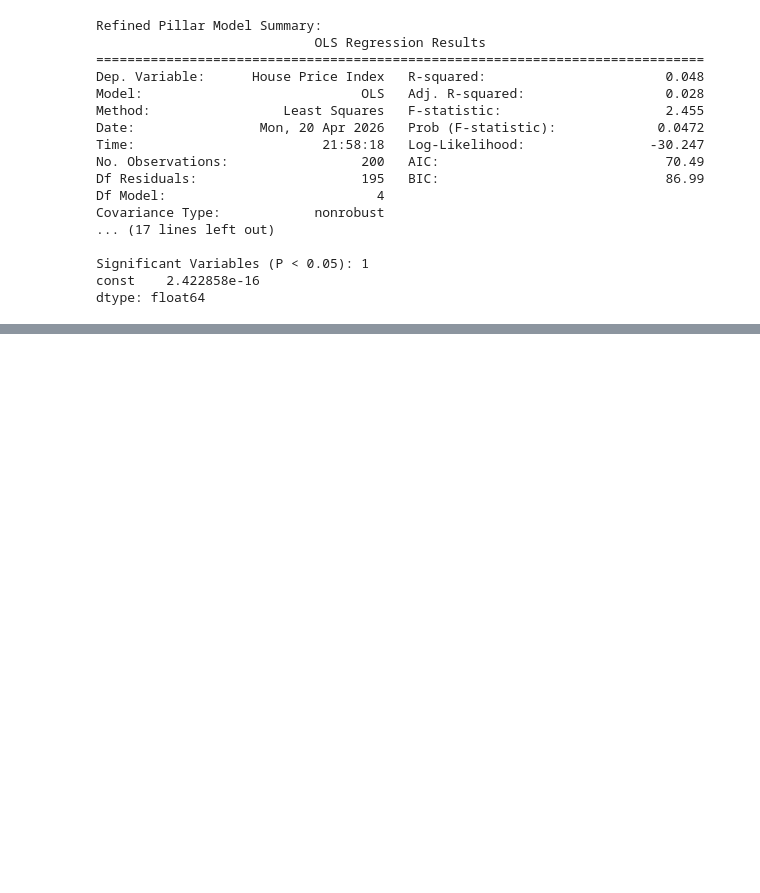
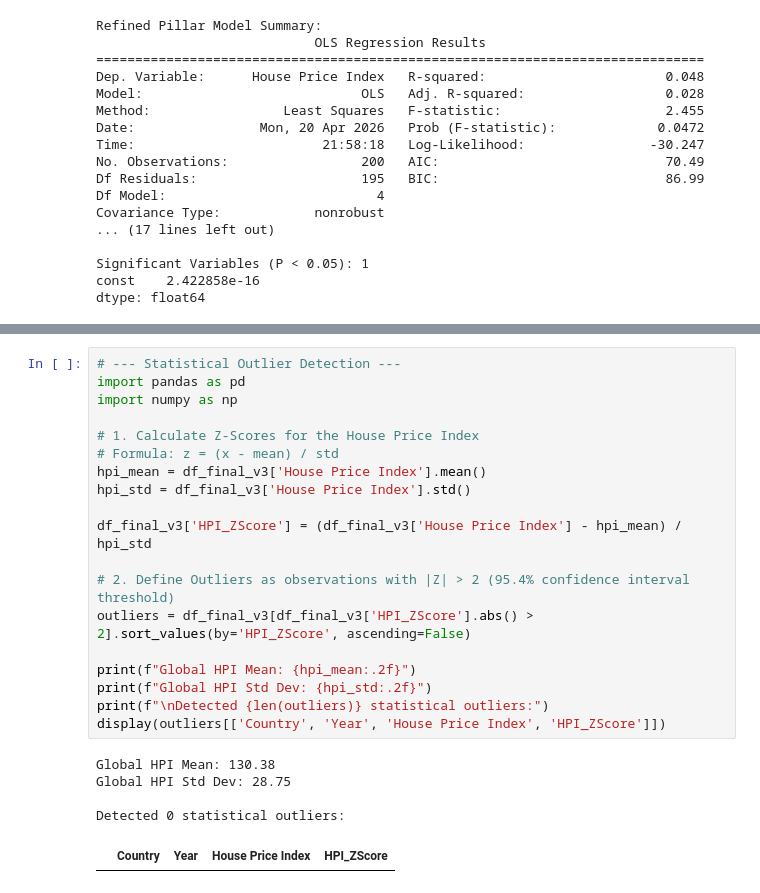
Before and after one commit to DimovDimo/impact-of-economic-indicators-on-properties, a Jupyter notebook: Impact of economic indicators on properties.ipynb, the cells around one changed output, grey strips where cells are left out. Drawn from its saved outputs; the diff is of its cells as text; blank space fills up the shorter version.

Commit message:
Step 22: Implemented Z-Score outlier analysis and boxplot visualization to explain model variance

```diff
--- a/Impact of economic indicators on properties.ipynb
+++ b/Impact of economic indicators on properties.ipynb
@@ -1323,0 +1331,25 @@ dtype: float64
+# %%
+# --- Statistical Outlier Detection ---
+import pandas as pd
+import numpy as np
+
+# 1. Calculate Z-Scores for the House Price Index
+# Formula: z = (x - mean) / std
+hpi_mean = df_final_v3['House Price Index'].mean()
+hpi_std = df_final_v3['House Price Index'].std()
+
+df_final_v3['HPI_ZScore'] = (df_final_v3['House Price Index'] - hpi_mean) / hpi_std
+
+# 2. Define Outliers as observations with |Z| > 2 (95.4% confidence interval threshold)
+outliers = df_final_v3[df_final_v3['HPI_ZScore'].abs() > 2].sort_values(by='HPI_ZScore', ascending=False)
+
+print(f"Global HPI Mean: {hpi_mean:.2f}")
+print(f"Global HPI Std Dev: {hpi_std:.2f}")
+print(f"\nDetected {len(outliers)} statistical outliers:")
+display(outliers[['Country', 'Year', 'House Price Index', 'HPI_ZScore']])
+# %% [output]
+Global HPI Mean: 130.38
+Global HPI Std Dev: 28.75
+
+Detected 0 statistical outliers:
+|  | Country | Year | House Price Index | HPI_ZScore |
```
Also changed, not shown: parts of 2 cells of this notebook.
